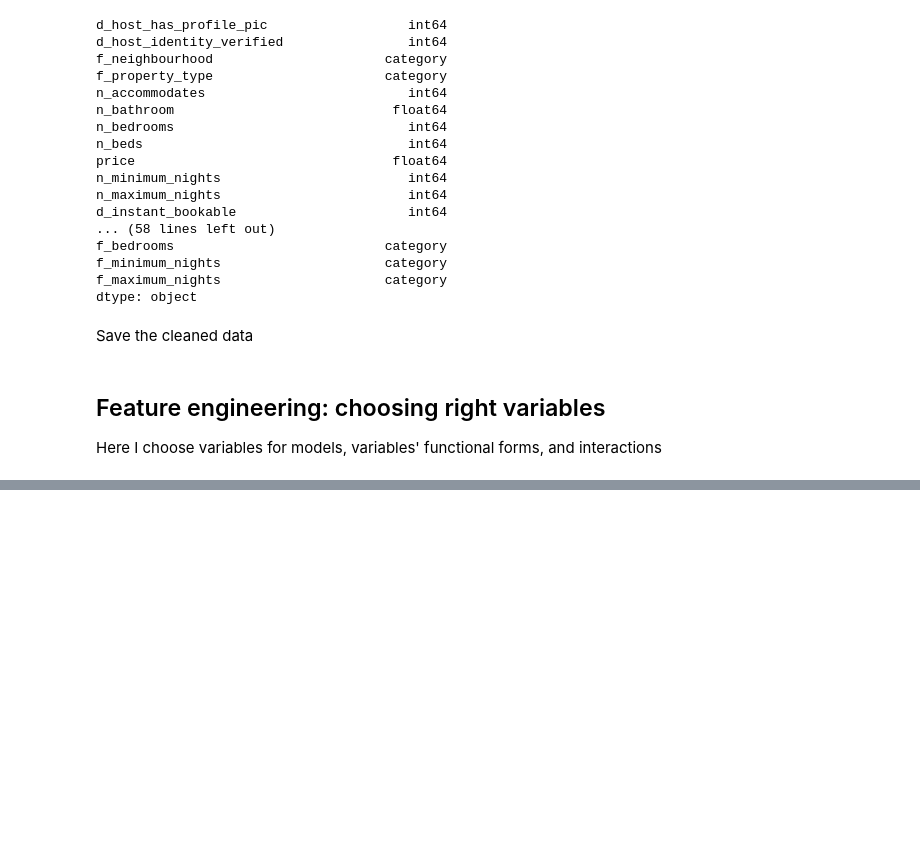
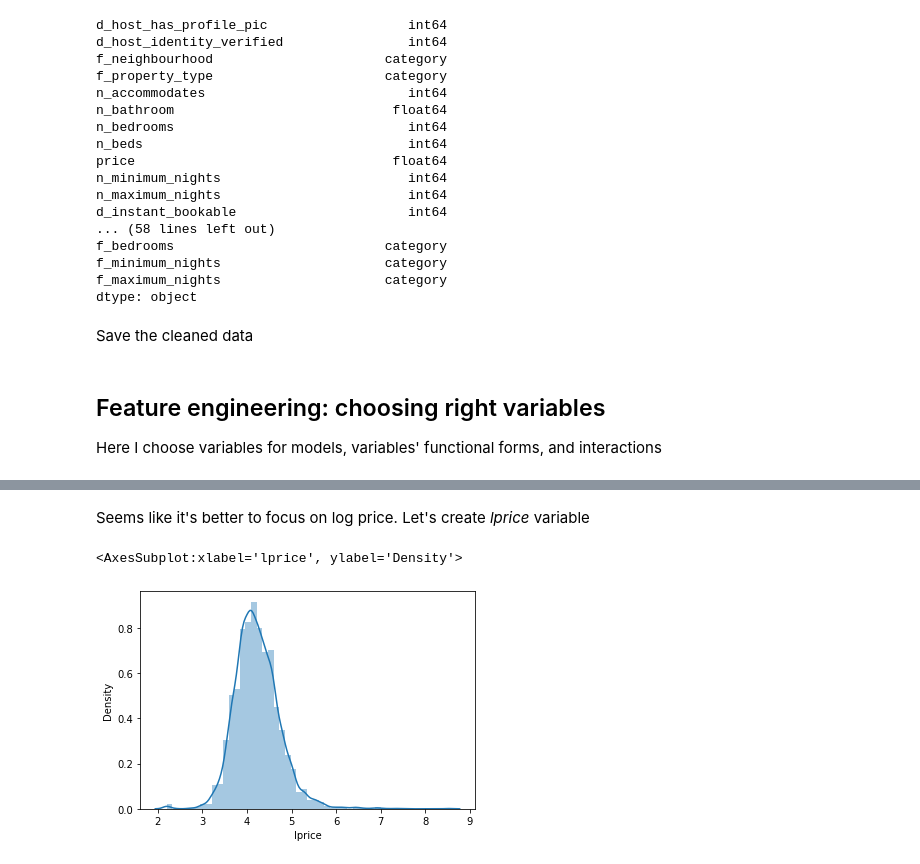
Before and after one commit to JustJAG/Prediction_with_ML_for_Economists, a Jupyter notebook: Assignment_2_AirBNB_data/Code.ipynb, the cells around one changed output, grey strips where cells are left out. Cells and saved outputs as stored; diff of their text form; code cells hidden in the pictures; blank space fills up the shorter version.

```diff
--- a/Assignment_2_AirBNB_data/Code.ipynb
+++ b/Assignment_2_AirBNB_data/Code.ipynb
@@ -834,0 +843,10 @@ Here I choose variables for models, variables' functional forms, and interaction
+# %% [markdown]
+Seems like it's better to focus on log price. Let's create *lprice* variable
+# %%
+data["lprice"] = np.log(data.price)
+
+# and plot distribution
+sns.distplot(data.lprice)
+# %% [output]
+<AxesSubplot:xlabel='lprice', ylabel='Density'>
+[figure, added]
```
Also changed, not shown: parts of 61 cells of this notebook.
